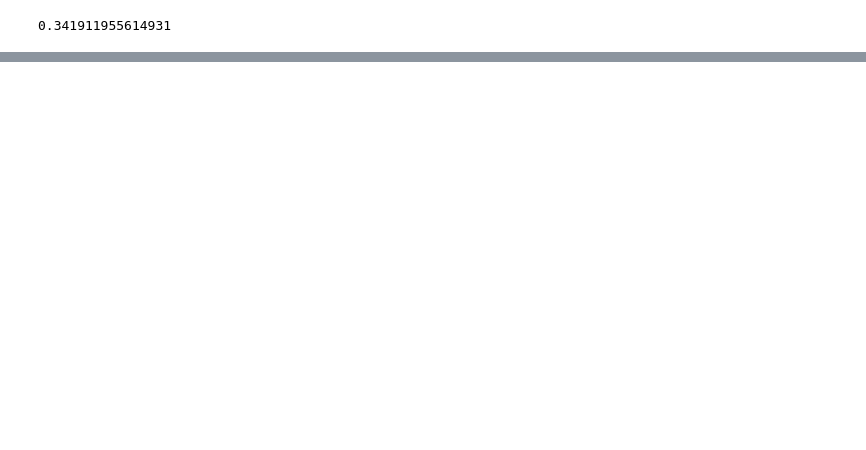
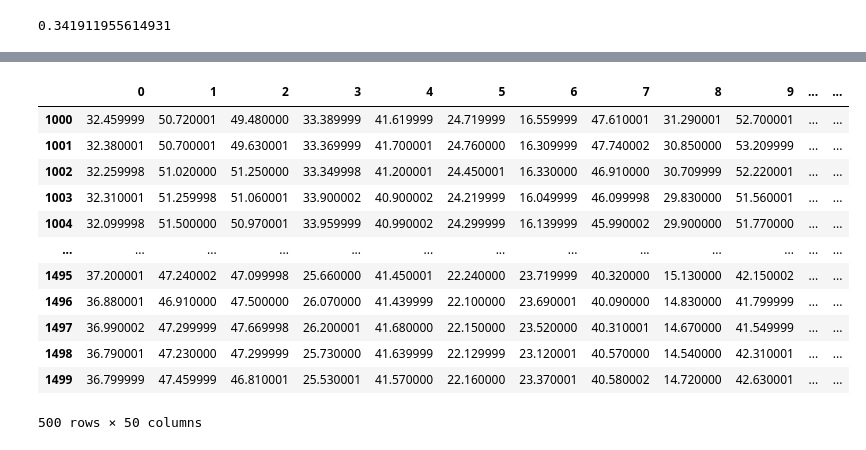
Before and after one commit to Troppydash/algothon2025, a Jupyter notebook: analysis/corr_comb_frenzy.ipynb, the cells around one changed output, grey strips where cells are left out. Saved outputs shown, nothing was run; the diff lists cells and outputs as text; code cells hidden in the pictures; blank space fills up the shorter version.

```diff
--- a/analysis/corr_comb_frenzy.ipynb
+++ b/analysis/corr_comb_frenzy.ipynb
@@ -234,0 +393,16 @@ NameError: name 'data_train' is not defined
+# %%
+data.iloc[1000:]
+# %% [output]
+|  | 0 | 1 | 2 | 3 | 4 | 5 | 6 | 7 | 8 | 9 | ... | ... |
+| 1000 | 32.459999 | 50.720001 | 49.480000 | 33.389999 | 41.619999 | 24.719999 | 16.559999 | 47.610001 | 31.290001 | 52.700001 | ... | ... |
+| 1001 | 32.380001 | 50.700001 | 49.630001 | 33.369999 | 41.700001 | 24.760000 | 16.309999 | 47.740002 | 30.850000 | 53.209999 | ... | ... |
+| 1002 | 32.259998 | 51.020000 | 51.250000 | 33.349998 | 41.200001 | 24.450001 | 16.330000 | 46.910000 | 30.709999 | 52.220001 | ... | ... |
+| 1003 | 32.310001 | 51.259998 | 51.060001 | 33.900002 | 40.900002 | 24.219999 | 16.049999 | 46.099998 | 29.830000 | 51.560001 | ... | ... |
+| 1004 | 32.099998 | 51.500000 | 50.970001 | 33.959999 | 40.990002 | 24.299999 | 16.139999 | 45.990002 | 29.900000 | 51.770000 | ... | ... |
+| ... | ... | ... | ... | ... | ... | ... | ... | ... | ... | ... | ... | ... |
+| 1495 | 37.200001 | 47.240002 | 47.099998 | 25.660000 | 41.450001 | 22.240000 | 23.719999 | 40.320000 | 15.130000 | 42.150002 | ... | ... |
+| 1496 | 36.880001 | 46.910000 | 47.500000 | 26.070000 | 41.439999 | 22.100000 | 23.690001 | 40.090000 | 14.830000 | 41.799999 | ... | ... |
+| 1497 | 36.990002 | 47.299999 | 47.669998 | 26.200001 | 41.680000 | 22.150000 | 23.520000 | 40.310001 | 14.670000 | 41.549999 | ... | ... |
+| 1498 | 36.790001 | 47.230000 | 47.299999 | 25.730000 | 41.639999 | 22.129999 | 23.120001 | 40.570000 | 14.540000 | 42.310001 | ... | ... |
+| 1499 | 36.799999 | 47.459999 | 46.810001 | 25.530001 | 41.570000 | 22.160000 | 23.370001 | 40.580002 | 14.720000 | 42.630001 | ... | ... |
+500 rows × 50 columns
```
Also changed, not shown: parts of 18 cells of this notebook, 2 other files.
